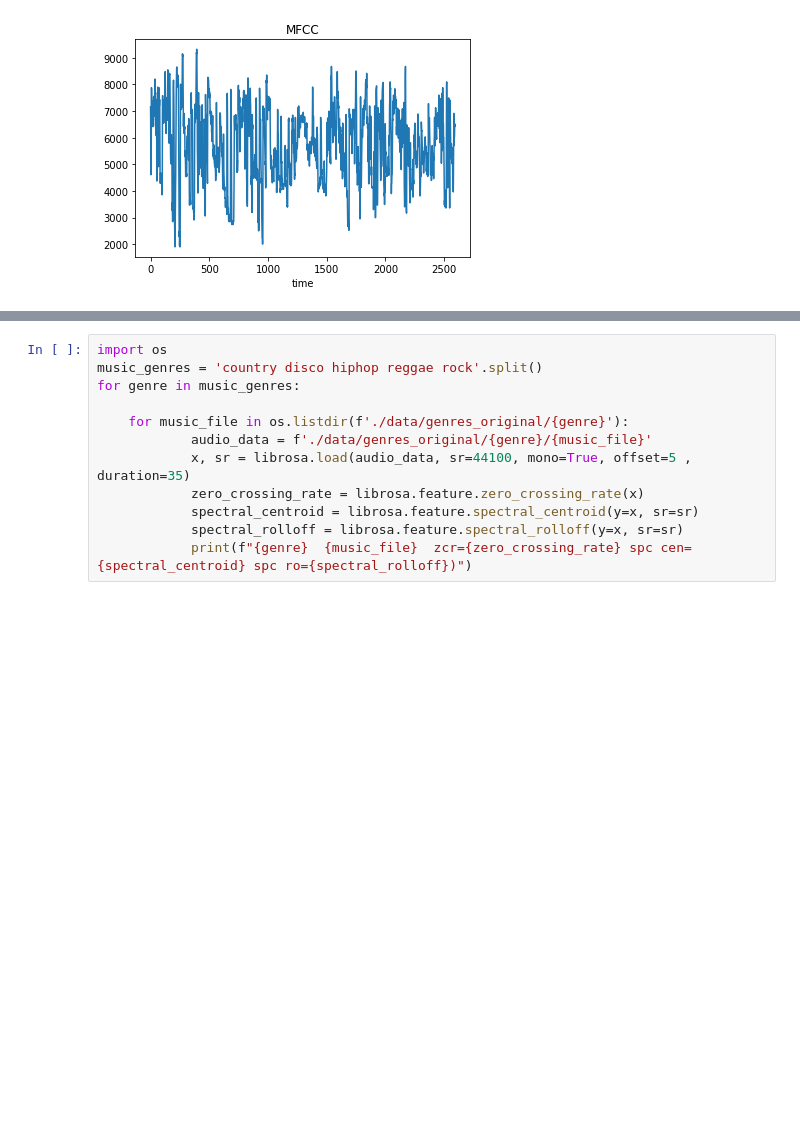
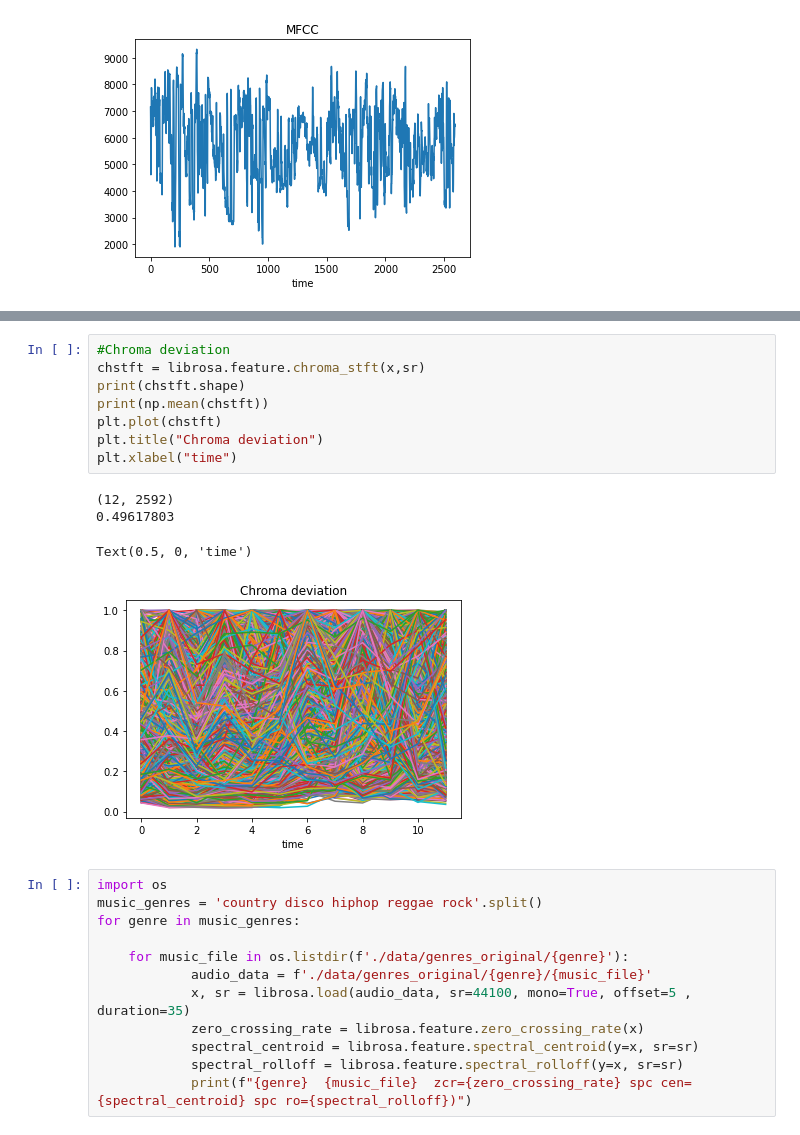
Before and after one commit to GangulySrishti/Genre-Classification-using-Audio-Processing, a Jupyter notebook: Sound Feature Extraction.ipynb, the cells around one changed output, grey strips where cells are left out. Drawn from its saved outputs; the diff is of its cells as text; blank space fills up the shorter version.

```diff
--- a/Sound Feature Extraction.ipynb
+++ b/Sound Feature Extraction.ipynb
@@ -98,3 +112,16 @@ Text(0.5, 0, 'time')
+# %%
+#Chroma deviation
+chstft = librosa.feature.chroma_stft(x,sr)
+print(chstft.shape)
+print(np.mean(chstft))
+plt.plot(chstft)
+plt.title("Chroma deviation")
+plt.xlabel("time")
+# %% [output]
+(12, 2592)
+0.49617803
+Text(0.5, 0, 'time')
+[figure, added]
 # %%
 import os
 music_genres = 'country disco hiphop reggae rock'.split()
```
Also changed, not shown: parts of 3 cells of this notebook, 3 other files.
